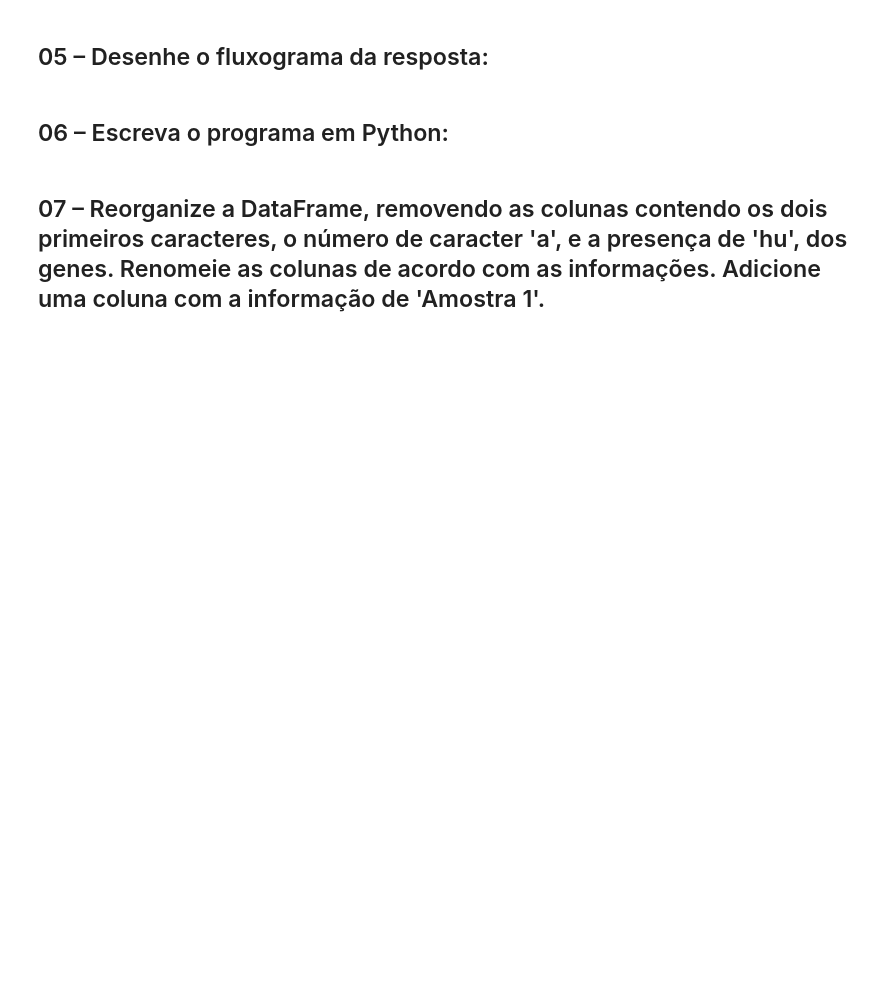
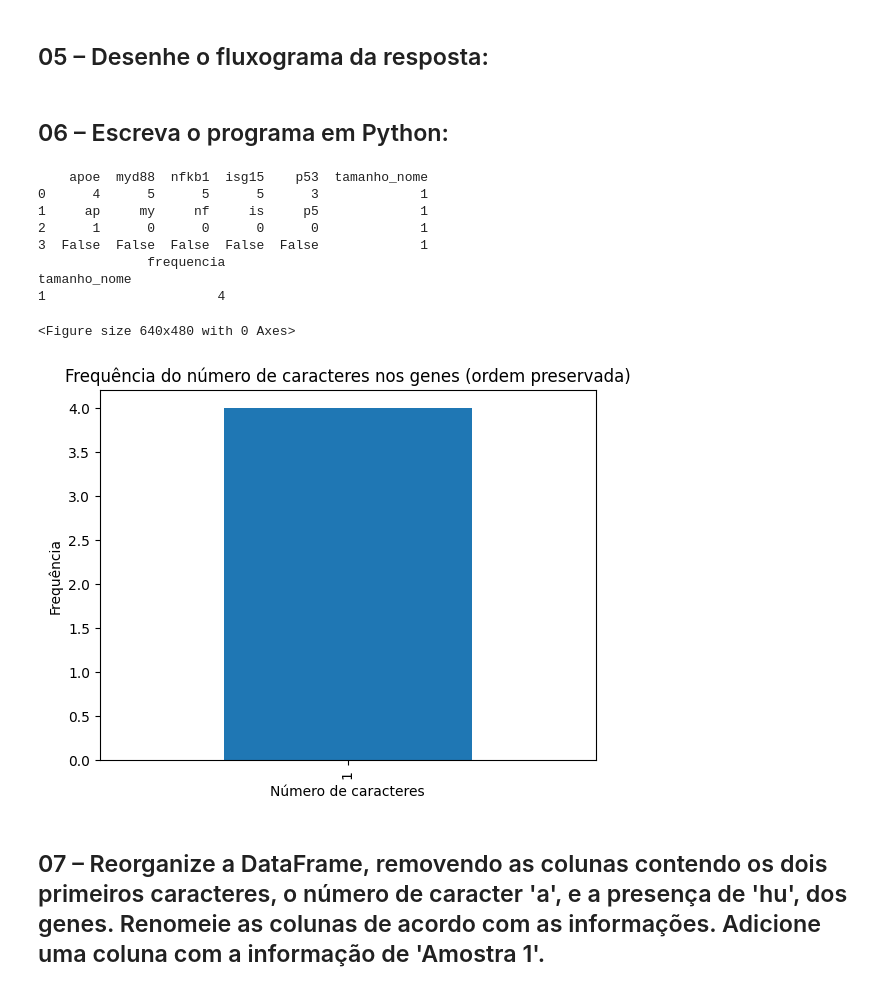
Before and after one commit to GbrielaMaria/Python, a Jupyter notebook: 13-Variáveis_Qualitativas_2026-03-30.ipynb, the cells around one changed output. Cells and saved outputs as stored; diff of their text form; code cells hidden in the pictures; blank space fills up the shorter version.

```diff
--- a/13-Variáveis_Qualitativas_2026-03-30.ipynb
+++ b/13-Variáveis_Qualitativas_2026-03-30.ipynb
@@ -42,5 +47,50 @@ R.:
 ## 05 – Desenhe o fluxograma da resposta:
 # %% [markdown]
 ## 06 – Escreva o programa em Python:
+# %%
+import pandas as pd
+import matplotlib.pyplot as plt
+#CSV
+df = pd.read_csv("genes.csv", index_col=0, dtype=str)
+#Coluna tamanho nome
+df["tamanho_nome"] = df.index.astype(str).str.len()
+
+print(df.head())
+
+# ==============================
+# 3. Tabela de frequência
+# ==============================
+
+freq_tamanho = df["tamanho_nome"].value_counts().sort_index()
+
+# Converter para DataFrame
+df_freq_tamanho = freq_tamanho.to_frame(name="frequencia")
+
+print(df_freq_tamanho)
+
+# ==============================
+# 4. Gráfico de barras
+# ==============================
+
+plt.figure()
+
+df_freq_tamanho.plot(kind="bar", legend=False)
+
+plt.title("Frequência do número de caracteres nos genes (ordem preservada)")
+plt.xlabel("Número de caracteres")
+plt.ylabel("Frequência")
+
+plt.show()
+# %% [output]
+    apoe  myd88  nfkb1  isg15    p53  tamanho_nome
+0      4      5      5      5      3             1
+1     ap     my     nf     is     p5             1
+2      1      0      0      0      0             1
+3  False  False  False  False  False             1
+              frequencia
+tamanho_nome
+1                      4
+<Figure size 640x480 with 0 Axes>
+[figure, added]
 # %% [markdown]
 ## 07 – Reorganize a DataFrame, removendo as colunas contendo os dois primeiros caracteres, o número de caracter 'a', e a presença de 'hu', dos genes. Renomeie as colunas de acordo com as informações. Adicione uma coluna com a informação de 'Amostra 1'.
```
Also changed, not shown: parts of 8 cells of this notebook, 10 other files.
